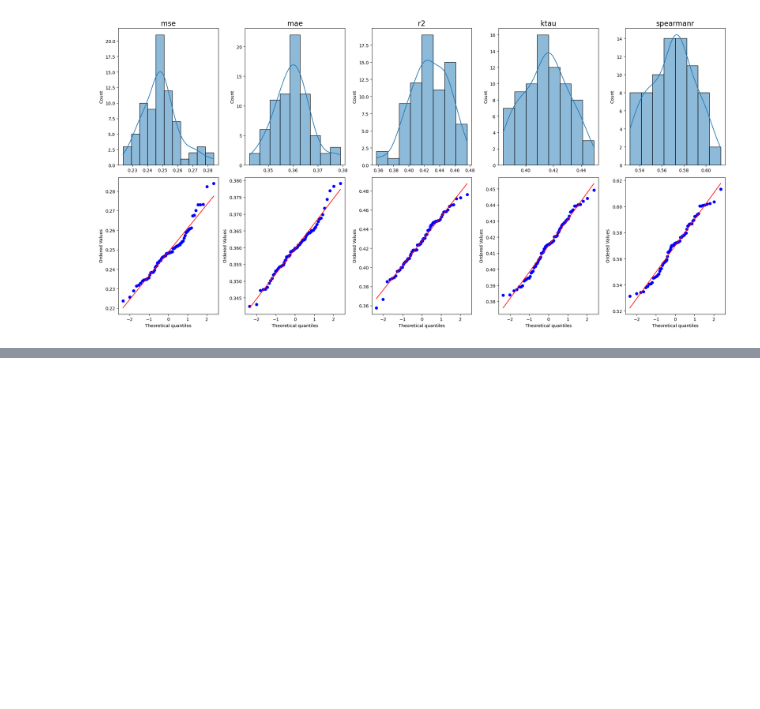
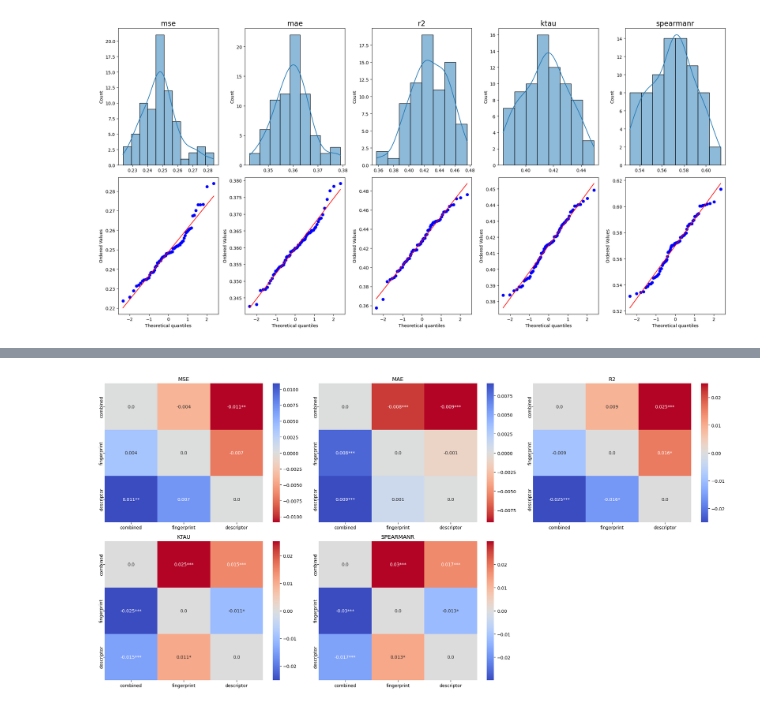
Before and after one commit to OpenADMET/openadmet-models, a Jupyter notebook: openadmet_models/notebooks/initial_2_anvil_compare.ipynb, the cells around one changed output, grey strips where cells are left out. Cells and saved outputs as stored; diff of their text form; code cells hidden in the pictures; blank space fills up the shorter version.

```diff
--- a/openadmet_models/notebooks/initial_2_anvil_compare.ipynb
+++ b/openadmet_models/notebooks/initial_2_anvil_compare.ipynb
@@ -100,0 +208,66 @@ AttributeError: 'numpy.ndarray' object has no attribute 'yaxis'
+# %%
+import math
+from polaris_model_comparison import mcs_plot
+from scipy.stats import tukey_hsd
+
+figsize = (20,10)
+nrow = math.ceil(len(metrics) / 3)
+fig, ax = plt.subplots(nrow, 3, figsize=figsize)
+
+# do we want to norm to between 0 and 1 for spearmanr?
+direction_dict = {'mae':'minimize', 'mse':'minimize', 'r2':'maximize', 'ktau':'maximize', 'spearmanr':'maximize'}
+effect_dict = {'mae': .2, 'mse': .2, 'r2':.2, 'ktau':.2, 'spearmanr':.2}
+effect_size = pd.DataFrame([effect_dict])
+alpha = 0.05
+
+for i, stat in enumerate(metrics):
+    stat = stat.lower()
+
+    row = i // 3
+    col = i % 3
+
+    reverse_cmap = False
+    if direction_dict[stat] == 'minimize':
+        reverse_cmap = True
+
+
+    hsd = tukey_hsd(data[data['method']=='combined'][stat], data[data['method']=='fingerprint'][stat], data[data['method']=='descriptor'][stat])
+
+    cmap = "coolwarm"
+    if reverse_cmap:
+        cmap = cmap + "_r"
+
+    significance = pd.DataFrame(hsd.pvalue)
+    significance[(hsd.pvalue < 0.001) & (hsd.pvalue >= 0)] = '***'
+    significance[(hsd.pvalue < 0.01) & (hsd.pvalue >= 0.001)] = '**'
+    significance[(hsd.pvalue < 0.05) & (hsd.pvalue >= 0.01)] = '*'
+    significance[(hsd.pvalue >= 0.05)] = ''
+
+    # Create a DataFrame for the annotations
+    annotations = pd.DataFrame(hsd.statistic).round(3).astype(str) + significance
+
+    hax = sns.heatmap(pd.DataFrame(hsd.statistic), cmap=cmap, annot=annotations, fmt='', ax=ax[row,col],
+                      vmin=None, vmax=None)
+
+    label_list = list(['combined', 'fingerprint', 'descriptor'])
+    x_label_list = [x for x in label_list]
+    y_label_list = [x for x in label_list]
+    hax.set_xticklabels(x_label_list, ha='center', va='top', rotation=0,
+                        rotation_mode='anchor')
+    hax.set_yticklabels(y_label_list, ha='center', va='center', rotation=90,
+                        rotation_mode='anchor')
+
+    hax.set_xlabel('')
+    hax.set_ylabel('')
+    hax.set_title(stat.upper())
+
+# If there are less plots than cells in the grid, hide the remaining cells
+if (len(metrics) % 3) != 0:
+    for i in range(len(metrics), nrow * 3):
+        row = i // 3
+        col = i % 3
+        ax[row, col].set_visible(False)
+
+plt.tight_layout()
+# %% [output]
+[figure, added]
```
Also changed, not shown: parts of 3 cells of this notebook, 1 other file.
